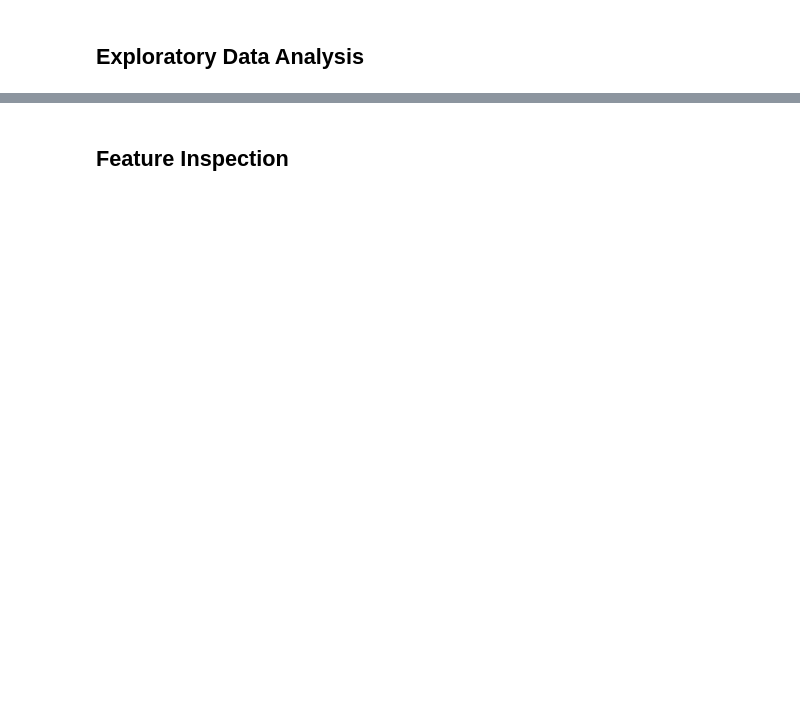
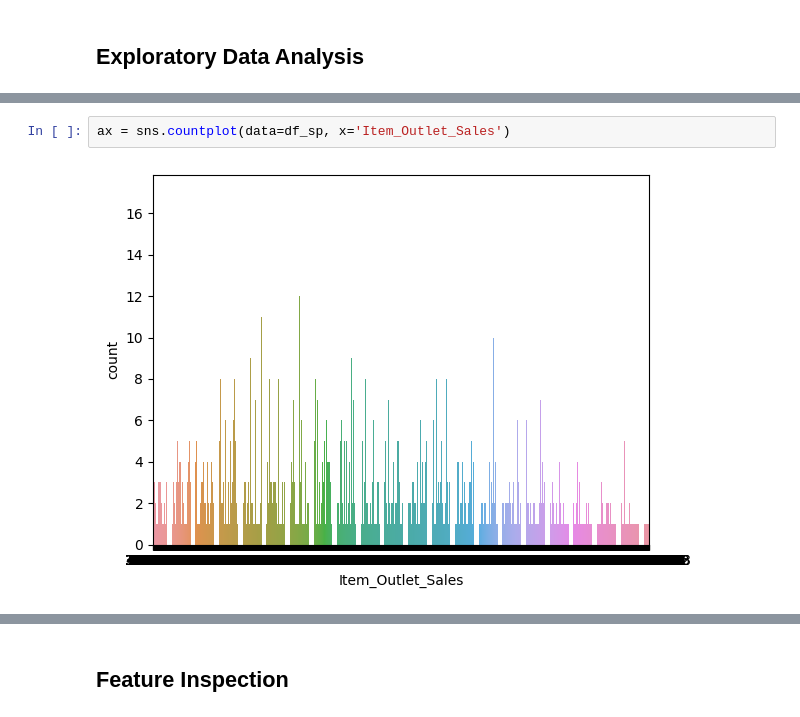
Before and after one commit to carlolopez03/Prediction-of-Product-Sales, a Jupyter notebook: Prediction_of_Product_Sales.ipynb, the cells around one changed output, grey strips where cells are left out. Saved outputs shown, nothing was run; the diff lists cells and outputs as text; blank space fills up the shorter version.

```diff
--- a/Prediction_of_Product_Sales.ipynb
+++ b/Prediction_of_Product_Sales.ipynb
@@ -216,0 +246,4 @@ df_sp[num_cols].describe()
+# %%
+ax = sns.countplot(data=df_sp, x='Item_Outlet_Sales')
+# %% [output]
+[figure, added]
```
Also changed, not shown: parts of 8 cells of this notebook.
